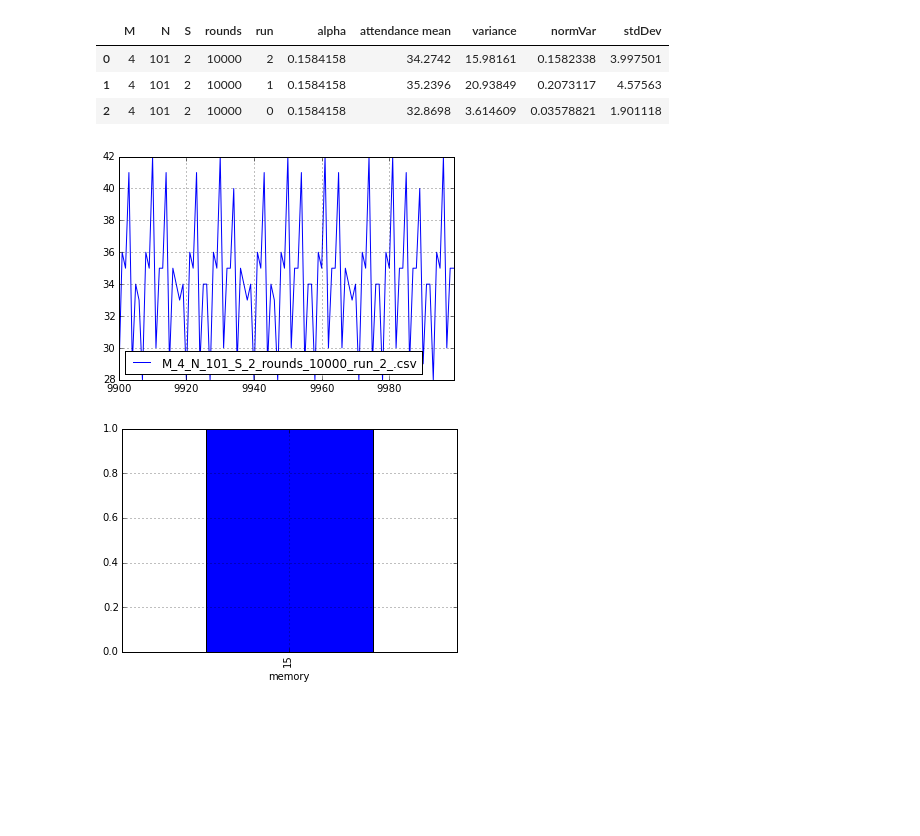
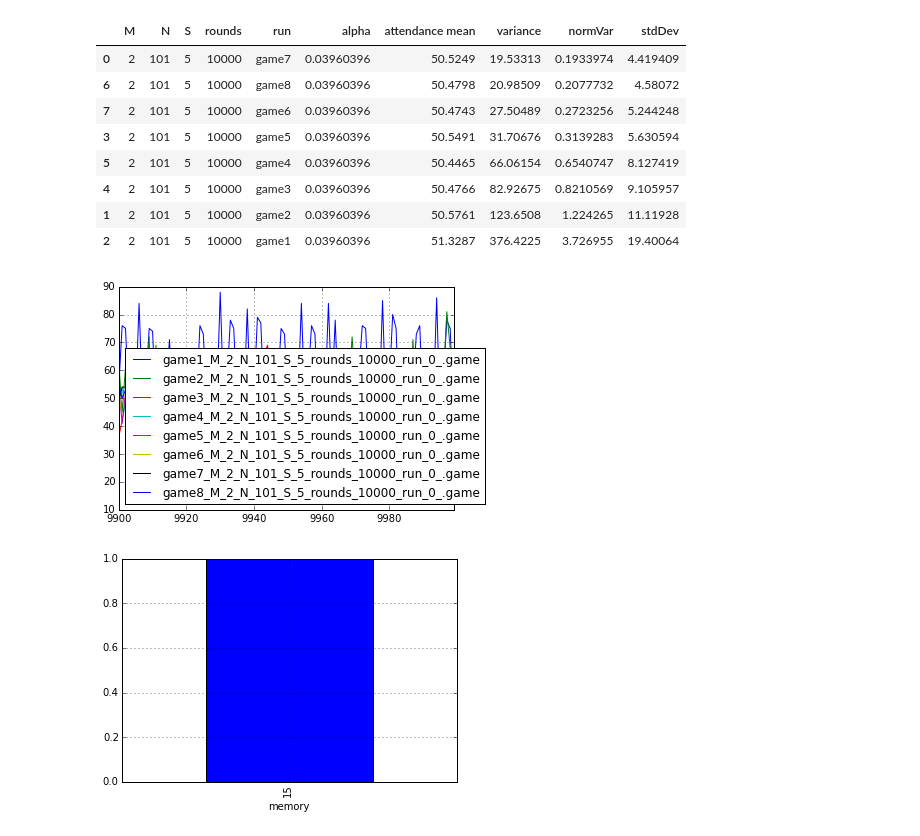
Before and after one commit to sandromehic/mingam, a Jupyter notebook: analysis/ControlParameters.ipynb, the cells around one changed output. Cells and saved outputs as stored; diff of their text form; code cells hidden in the pictures; blank space fills up the shorter version.

```diff
--- a/analysis/ControlParameters.ipynb
+++ b/analysis/ControlParameters.ipynb
@@ -133,14 +149,19 @@ readData(dirname, fileConditions)
 # %%
-gamedata.sort(columns='alpha')
+gamedata.sort(columns='variance')
 # %% [output]
 |  | M | N | S | rounds | run | alpha | attendance mean | variance | normVar | stdDev |
-| 0 | 4 | 101 | 2 | 10000 | 2 | 0.1584158 | 34.2742 | 15.98161 | 0.1582338 | 3.997501 |
-| 1 | 4 | 101 | 2 | 10000 | 1 | 0.1584158 | 35.2396 | 20.93849 | 0.2073117 | 4.57563 |
-| 2 | 4 | 101 | 2 | 10000 | 0 | 0.1584158 | 32.8698 | 3.614609 | 0.03578821 | 1.901118 |
+| 0 | 2 | 101 | 5 | 10000 | game7 | 0.03960396 | 50.5249 | 19.53313 | 0.1933974 | 4.419409 |
+| 6 | 2 | 101 | 5 | 10000 | game8 | 0.03960396 | 50.4798 | 20.98509 | 0.2077732 | 4.58072 |
+| 7 | 2 | 101 | 5 | 10000 | game6 | 0.03960396 | 50.4743 | 27.50489 | 0.2723256 | 5.244248 |
+| 3 | 2 | 101 | 5 | 10000 | game5 | 0.03960396 | 50.5491 | 31.70676 | 0.3139283 | 5.630594 |
+| 5 | 2 | 101 | 5 | 10000 | game4 | 0.03960396 | 50.4465 | 66.06154 | 0.6540747 | 8.127419 |
+| 4 | 2 | 101 | 5 | 10000 | game3 | 0.03960396 | 50.4766 | 82.92675 | 0.8210569 | 9.105957 |
+| 1 | 2 | 101 | 5 | 10000 | game2 | 0.03960396 | 50.5761 | 123.6508 | 1.224265 | 11.11928 |
+| 2 | 2 | 101 | 5 | 10000 | game1 | 0.03960396 | 51.3287 | 376.4225 | 3.726955 | 19.40064 |
 # %%
-plotAtt('M_4', 'N_101', 'run_2')
+plotAtt('N_101')
 # %% [output]
-[figure, old version]
+[figure, new version]
 # %%
 plotHistoryToProb(4,'M_4', 'N_101', 'run_2')
 # %% [output]
```
Also changed, not shown: parts of 2 cells of this notebook, 8 other files.
